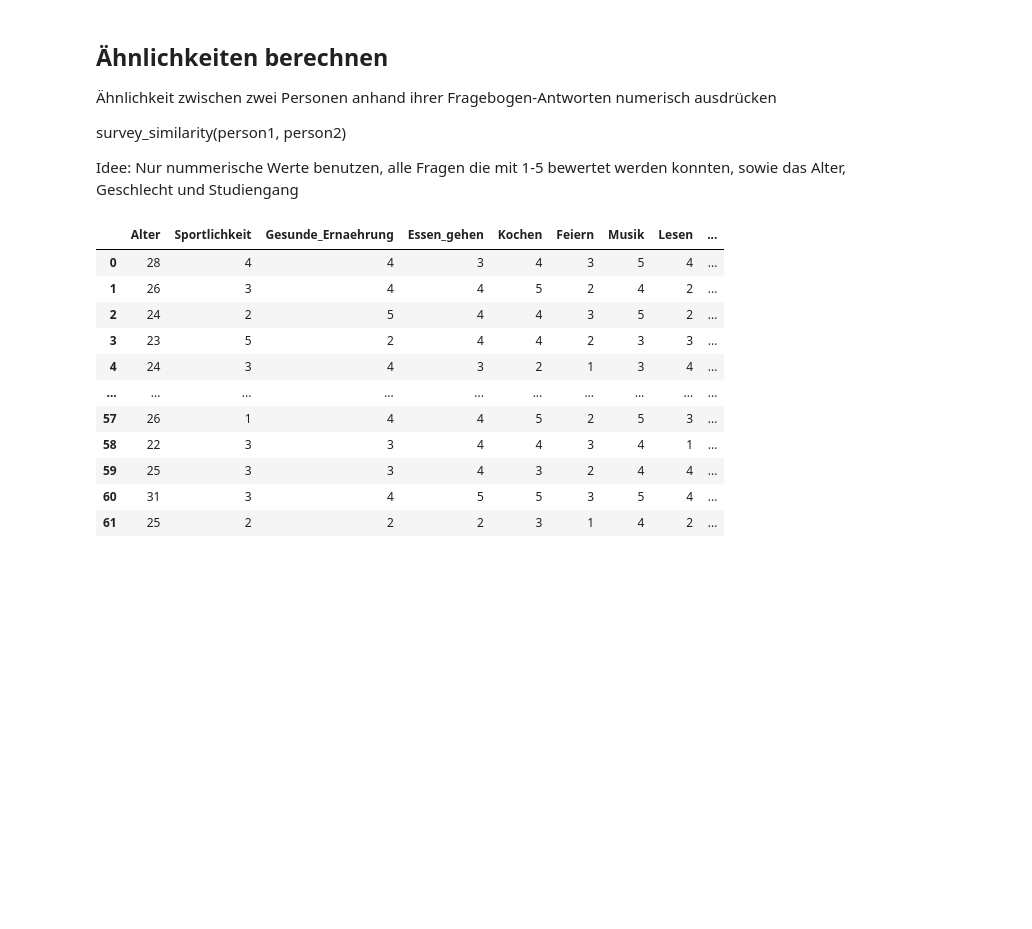
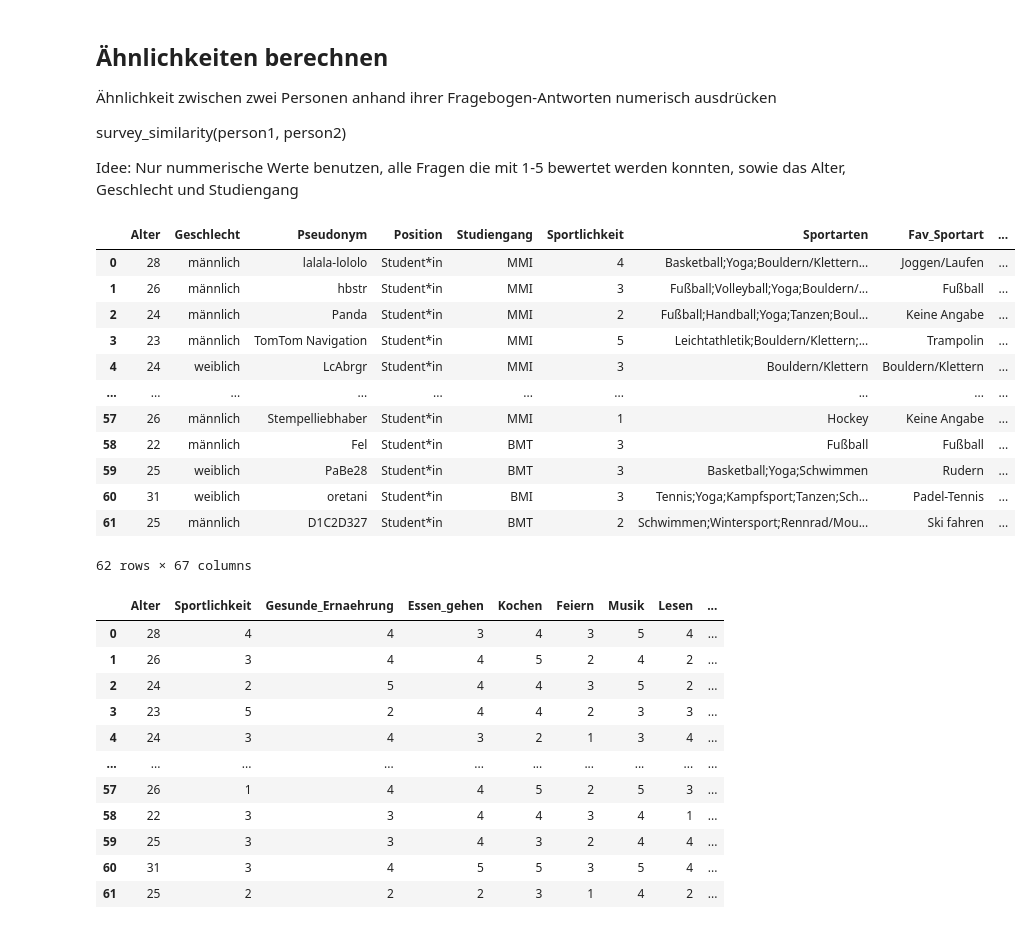
Before and after one commit to JulianCatnip/StudentMatcher, a Jupyter notebook: 07_Aehnlichkeitsberechnung.ipynb, the cells around one changed output. Cells and saved outputs as stored; diff of their text form; code cells hidden in the pictures; blank space fills up the shorter version.

```diff
--- a/07_Aehnlichkeitsberechnung.ipynb
+++ b/07_Aehnlichkeitsberechnung.ipynb
@@ -35,6 +37,22 @@ col_remove = ["Position_num",
               "Reiten",
               "Wintersport",
               "Rennrad/Mountainbike"]
+# %%
+data
+# %% [output]
+|  | Alter | Geschlecht | Pseudonym | Position | Studiengang | Sportlichkeit | Sportarten | Fav_Sportart | ... |
+| 0 | 28 | männlich | lalala-lololo | Student*in | MMI | 4 | Basketball;Yoga;Bouldern/Klettern... | Joggen/Laufen | ... |
+| 1 | 26 | männlich | hbstr | Student*in | MMI | 3 | Fußball;Volleyball;Yoga;Bouldern/... | Fußball | ... |
+| 2 | 24 | männlich | Panda | Student*in | MMI | 2 | Fußball;Handball;Yoga;Tanzen;Boul... | Keine Angabe | ... |
+| 3 | 23 | männlich | TomTom Navigation | Student*in | MMI | 5 | Leichtathletik;Bouldern/Klettern;... | Trampolin | ... |
+| 4 | 24 | weiblich | LcAbrgr | Student*in | MMI | 3 | Bouldern/Klettern | Bouldern/Klettern | ... |
+| ... | ... | ... | ... | ... | ... | ... | ... | ... | ... |
+| 57 | 26 | männlich | Stempelliebhaber | Student*in | MMI | 1 | Hockey | Keine Angabe | ... |
+| 58 | 22 | männlich | Fel | Student*in | BMT | 3 | Fußball | Fußball | ... |
+| 59 | 25 | weiblich | PaBe28 | Student*in | BMT | 3 | Basketball;Yoga;Schwimmen | Rudern | ... |
+| 60 | 31 | weiblich | oretani | Student*in | BMI | 3 | Tennis;Yoga;Kampfsport;Tanzen;Sch... | Padel-Tennis | ... |
+| 61 | 25 | männlich | D1C2D327 | Student*in | BMT | 2 | Schwimmen;Wintersport;Rennrad/Mou... | Ski fahren | ... |
+62 rows × 67 columns
 # %%
 from sklearn.decomposition import PCA
 
```
Also changed, not shown: parts of 17 cells of this notebook, 2 other files.
